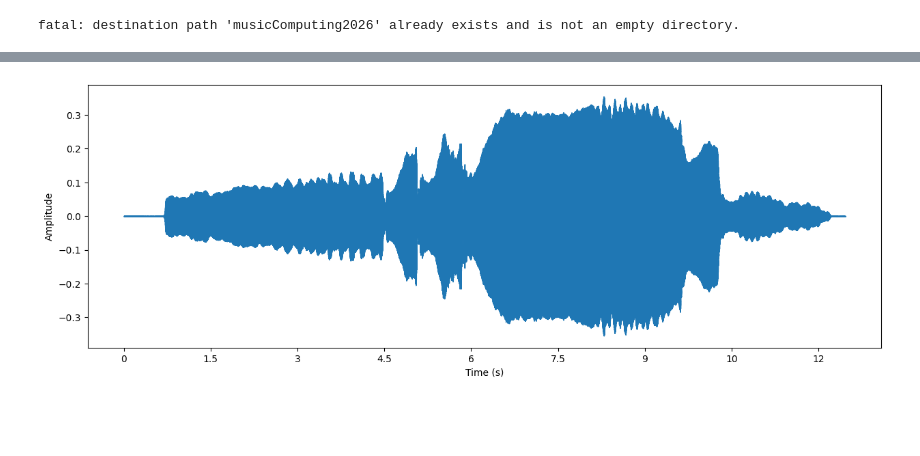
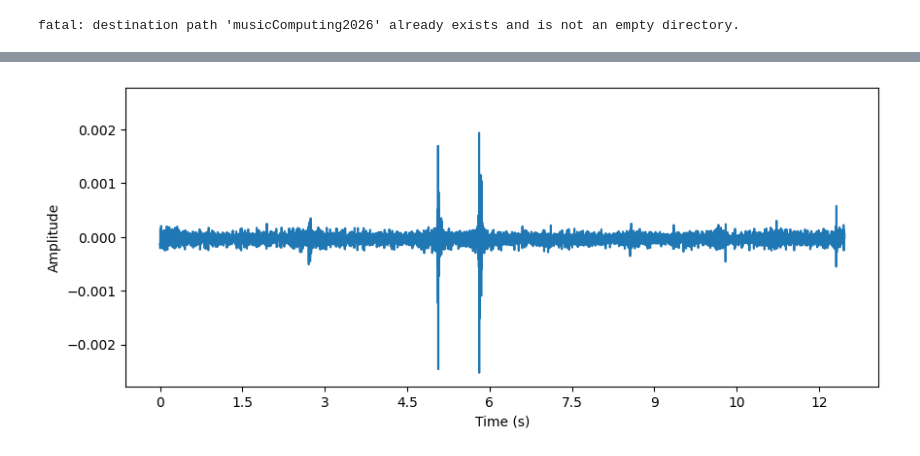
Before and after one commit to KhasonFacey/Music-Computing-, a Jupyter notebook: assignments/labAssignment1.ipynb, the cells around one changed output, grey strips where cells are left out. Saved outputs shown, nothing was run; the diff lists cells and outputs as text; code cells hidden in the pictures; blank space fills up the shorter version.

```diff
--- a/assignments/labAssignment1.ipynb
+++ b/assignments/labAssignment1.ipynb
@@ -51,7 +52,7 @@ def plotAudio(file,samplingRate):
 # 3) Run the function twice (in different cells)
 # First use ‘avm.wav’ as the filename with a sampling rate of 44100
 
-file = 'avm.wav'
+file = '/content/musicComputing2026/audioFiles/avm.wav'
 samplingRate=44100
 plotAudio(file,samplingRate)
 # %% [output]
@@ -59,8 +60,33 @@ plotAudio(file,samplingRate)
+# %%
+def plotAudio(file,samplingRate):
+  file = '/content/musicComputing2026/audioFiles/avm.wav'
+  samplingRate=441
+
+
+  # In the function you should use librosa.load() to open the specified filename
+  # with the specified sampling rate
+  audio, sr = librosa.load(file, sr=samplingRate)
+
+
+
+  # Use variables for the x- and y-labels
+  xlabel = 'Time (s)'
+  ylabel = 'Amplitude'
+
+
+  # The function should plot the time-domain (waveform) representation of the
+  # audio signal with time in seconds on the x-axis and amplitude on the y-axis
+  plt.figure(figsize=(10, 4))
+  librosa.display.waveshow(audio, sr=sr)
+
+
+  # Plot the signal
+  plt.xlabel(xlabel)
+  plt.ylabel(ylabel)
 # %%
 # Second use ‘avm.wav’ as the filename with a sampling rate of 441
-
-file = 'avm.wav'
-samplingRate= 441
+file = '/content/musicComputing2026/audioFiles/avm.wav'
+samplingRate=441
 plotAudio(file,samplingRate)
 # %% [output]
-[figure, old version]
+[figure, new version]
```
Also changed, not shown: parts of 3 cells of this notebook.
